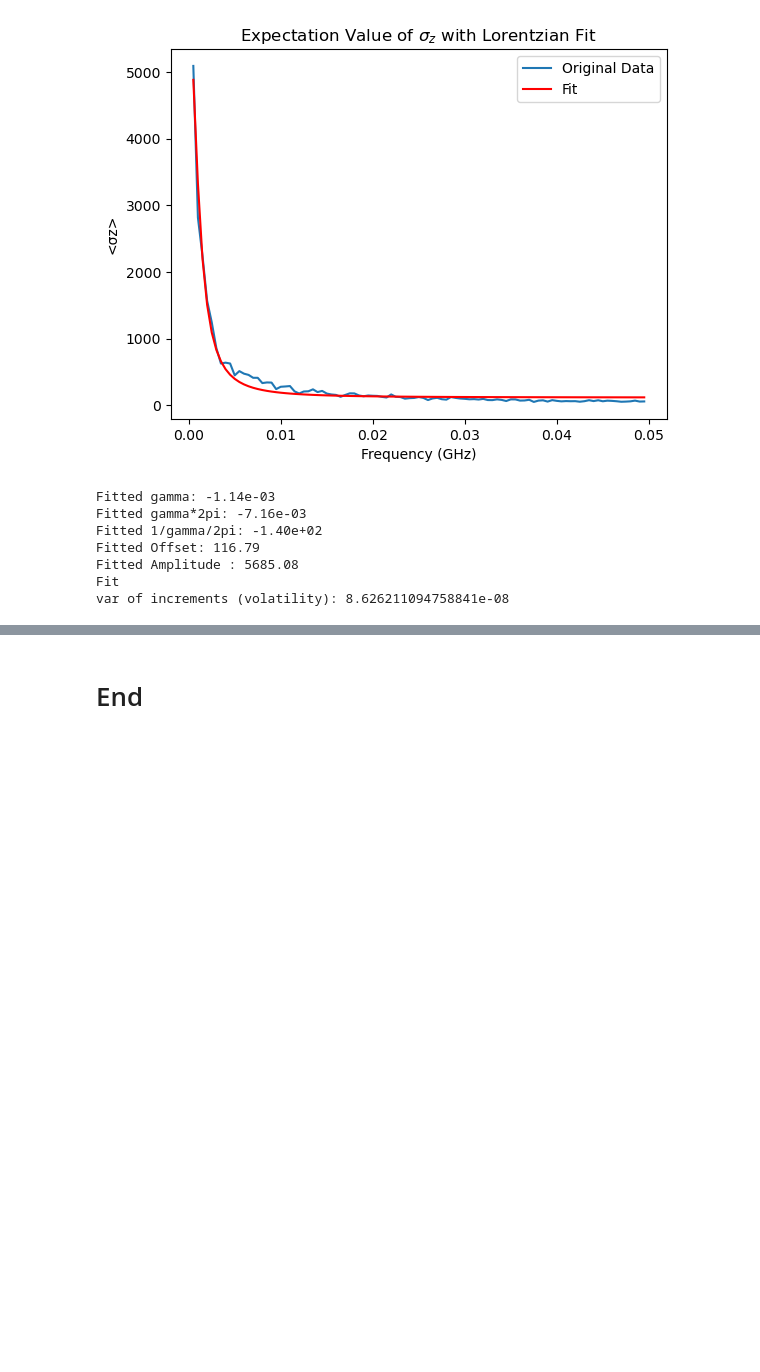
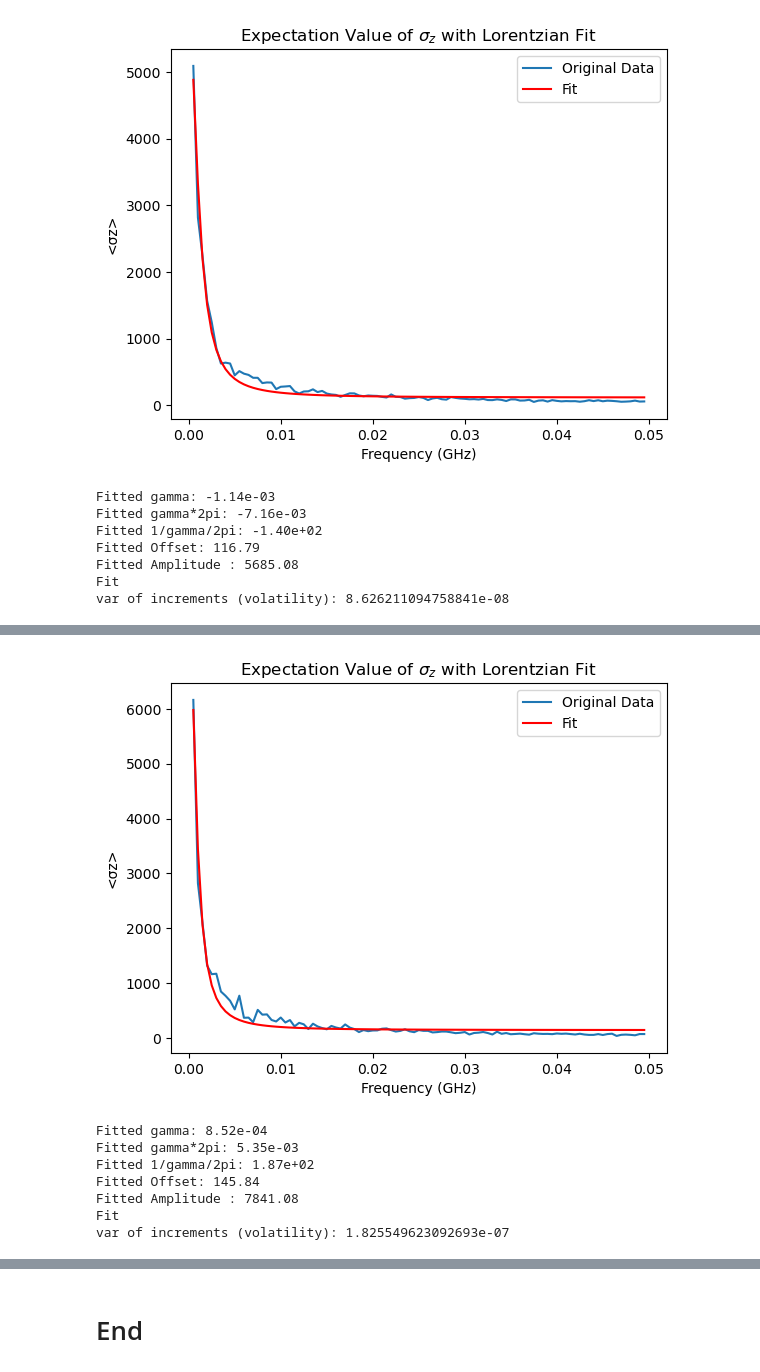
Before and after one commit to Danielgb23/superconducting_qubit_3, a Jupyter notebook: lorentzian_white_noise.ipynb, the cells around one changed output, grey strips where cells are left out. Cells and saved outputs as stored; diff of their text form; code cells hidden in the pictures; blank space fills up the shorter version.

```diff
--- a/lorentzian_white_noise.ipynb
+++ b/lorentzian_white_noise.ipynb
@@ -615,0 +631,11 @@ var of increments (volatility): 8.626211094758841e-08
+# %%
+lorenztian_fit(t, avgz, T2)
+# %% [output]
+[figure, added]
+Fitted gamma: 8.52e-04
+Fitted gamma*2pi: 5.35e-03
+Fitted 1/gamma/2pi: 1.87e+02
+Fitted Offset: 145.84
+Fitted Amplitude : 7841.08
+Fit
+var of increments (volatility): 1.825549623092693e-07
```
Also changed, not shown: parts of 19 cells of this notebook.
